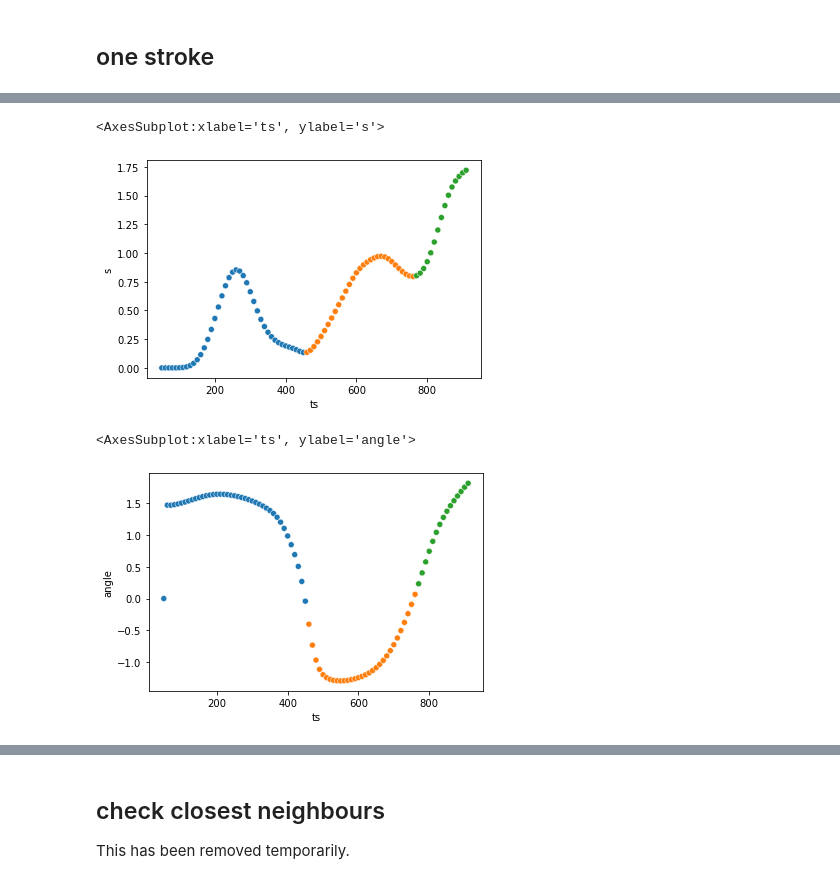
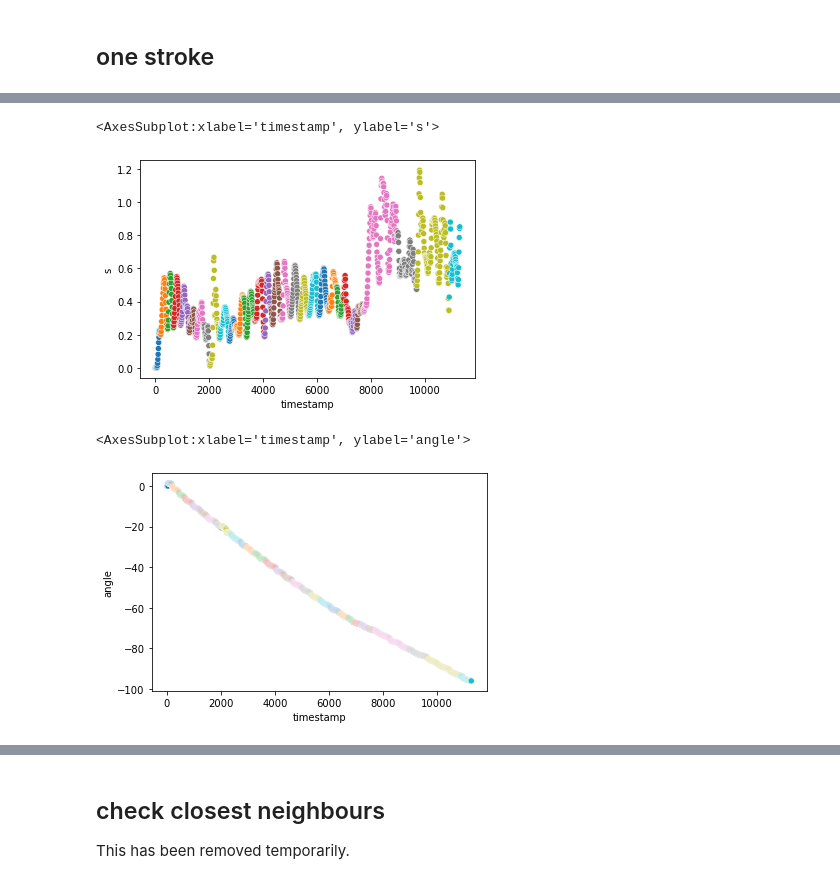
Before and after one commit to ircam-ismm/nime2022-elicitation-demo, a Jupyter notebook: notebooks/processing.ipynb, the cells around one changed output, grey strips where cells are left out. Saved outputs shown, nothing was run; the diff lists cells and outputs as text; code cells hidden in the pictures.

```diff
--- a/notebooks/processing.ipynb
+++ b/notebooks/processing.ipynb
@@ -9,7 +9,7 @@ processing = reload(processing)
 # filename = "../data/user/data_04052022_143527.csv"
 # filename = "../data/user/data_04052022_170752.csv"
 # filename = "../data/user/data_05052022_182742.csv"
-filename = "../data/user/data_09052022_180350.csv"
+filename = "../data/user/data_18052022_112228.csv"
 # %% [markdown]
 ## all strokes
 # %%
@@ -69,5 +85,5 @@ data_df['da'].hist(ax=ax[1])
 # %%
-stroke_i = select(data_df, stroke_id=33)
+stroke_i = select(data_df, stroke_id=1)
 # %%
 stroke_i.head()
 # %% [output]
@@ -81,10 +96,10 @@ stroke_i.head()
 # %%
-sns.scatterplot(data=stroke_i, x='ts', y='s', hue='segment_id', palette='tab10', legend=False)
+sns.scatterplot(data=stroke_i, x='timestamp', y='s', hue='segment_id', palette='tab10', legend=False)
 # %% [output]
-<AxesSubplot:xlabel='ts', ylabel='s'>
+<AxesSubplot:xlabel='timestamp', ylabel='s'>
-[figure, old version]
+[figure, new version]
 # %%
-sns.scatterplot(data=stroke_i, x='ts', y='angle', hue='segment_id', palette='tab10', legend=False)
+sns.scatterplot(data=stroke_i, x='timestamp', y='angle', hue='segment_id', palette='tab10', legend=False)
 # %% [output]
-<AxesSubplot:xlabel='ts', ylabel='angle'>
+<AxesSubplot:xlabel='timestamp', ylabel='angle'>
-[figure, old version]
+[figure, new version]
```
Also changed, not shown: parts of 24 cells of this notebook, 12 other files.
